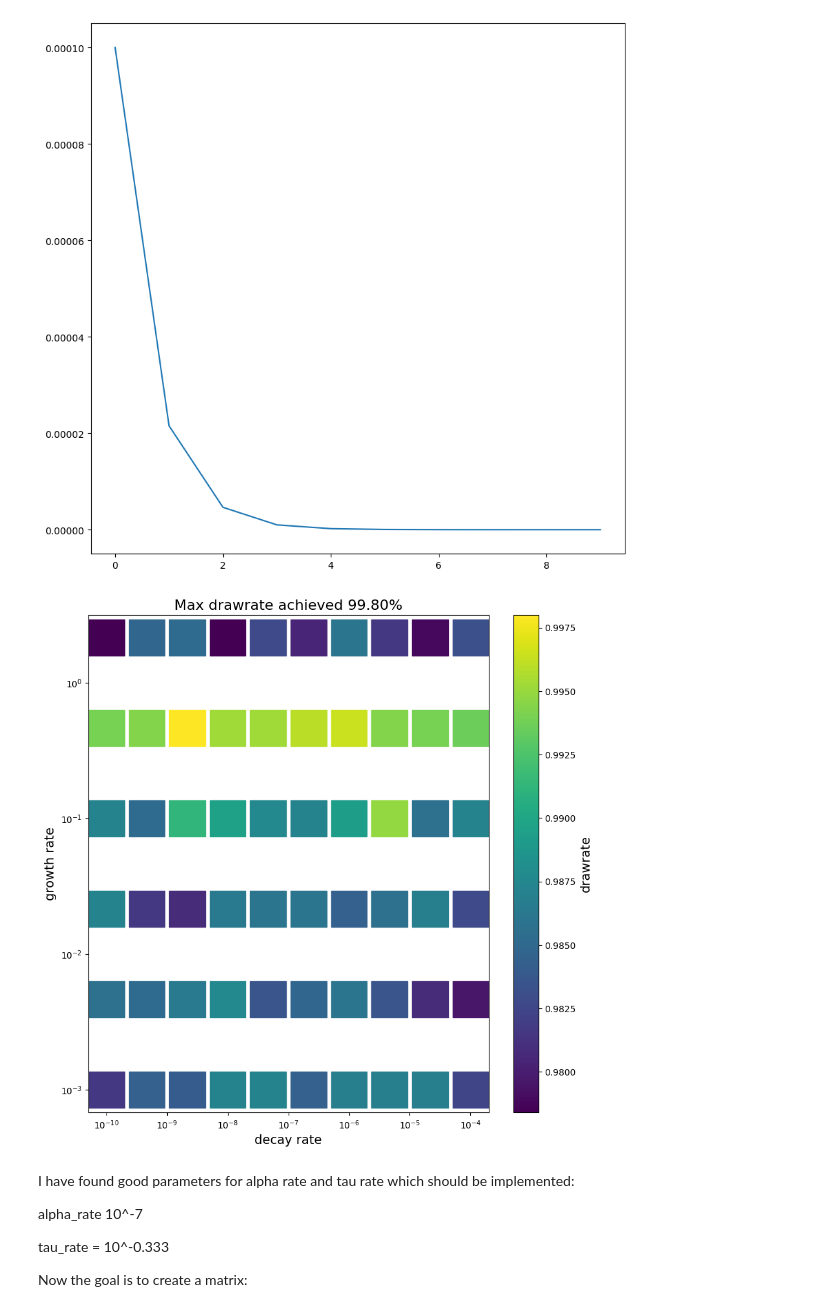
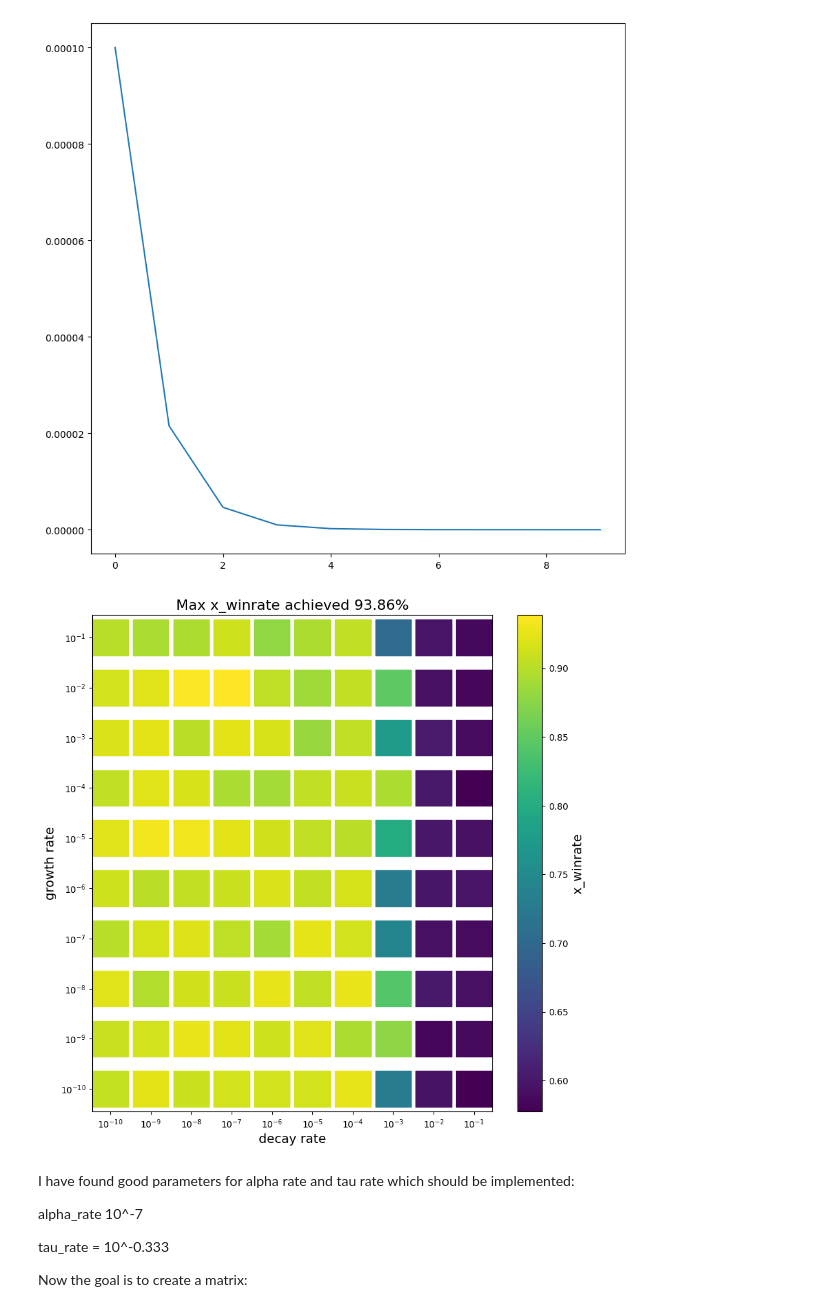
Before and after one commit to peterladur/Reinforcement-Learning-Research-Project, a Jupyter notebook: Part 1: Tic Tac Toe/results_and_analysis.ipynb, the cells around one changed output. Cells and saved outputs as stored; diff of their text form; code cells hidden in the pictures.

Commit message:
result analysis, slight report progress

```diff
--- a/Part 1: Tic Tac Toe/results_and_analysis.ipynb
+++ b/Part 1: Tic Tac Toe/results_and_analysis.ipynb
@@ -110,7 +110,7 @@ def try_different_hyperparams(alpha_rates, tau_rates, player, strategy, folder="
 #try_different_hyperparams(alpha_values, tau_values, 'x', 'random')
 #try_different_hyperparams(alpha_values, tau_values, 'o', 'random')
 # %%
-df = pd.read_csv('parameter_results/x_vs_perfect/hyperparams.csv')
+df = pd.read_csv('parameter_results/analysis_4/x_vs_random/hyperparams.csv')
 # %%
 # 1. Create the figure and axis
 fig, ax = plt.subplots(figsize=(10, 10))
@@ -120,37 +120,37 @@ mask = df[np.log10(df['tau_rate']) < 1]
 
 x = np.log10(mask['alpha_rate'])
 y = np.log10(mask['tau_rate'])
-z = mask['drawrate']
+z = mask['x_winrate']
 
 # 2. Plotting
 scatter = ax.scatter(x, y, c=z, s=1600, cmap='viridis', marker='s') # marker='s' often looks better for grid searches
 
 # --- THE FORMATTING PART ---
 def log_formatter(x, pos):
     return f"$10^{{{int(x)}}}$"
 
 # Apply formatter to X axis
 ax.xaxis.set_major_formatter(ticker.FuncFormatter(log_formatter))
 # Apply formatter to Y axis
 ax.yaxis.set_major_formatter(ticker.FuncFormatter(log_formatter))
 
 # Ensure ticks stay at integer intervals (prevents 10^-4.5)
 ax.xaxis.set_major_locator(ticker.MaxNLocator(integer=True))
 ax.yaxis.set_major_locator(ticker.MaxNLocator(integer=True))
 # ---------------------------
 
 # 3. Colorbar and Labels
 cbar = fig.colorbar(scatter, ax=ax)
 cbar.set_label(z.name, size=14)
 
 # Use LaTeX for the Greek letters alpha and tau
 ax.set_xlabel(r'decay rate', fontsize=14)
 ax.set_ylabel(r'growth rate', fontsize=14)
 ax.set_title(f"Max {z.name} achieved {z.max() * 100 :.2f}%", fontsize=16)
 
 plt.show()
 # %% [output]
-[figure, old version]
+[figure, new version]
 # %% [markdown]
 I have found good parameters for alpha rate and tau rate which should be implemented:
 
```
Also changed, not shown: parts of 11 cells of this notebook, 6 other files.
